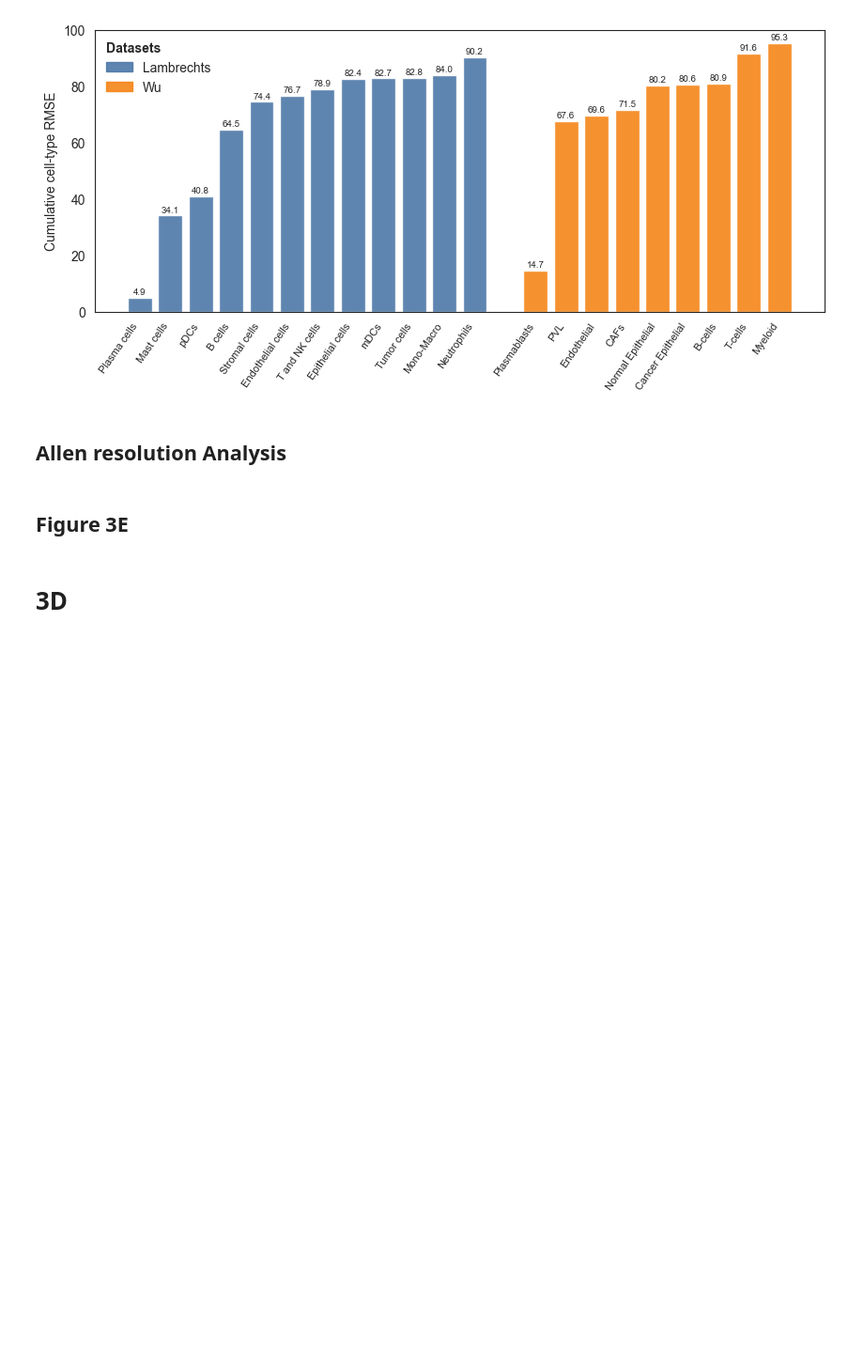
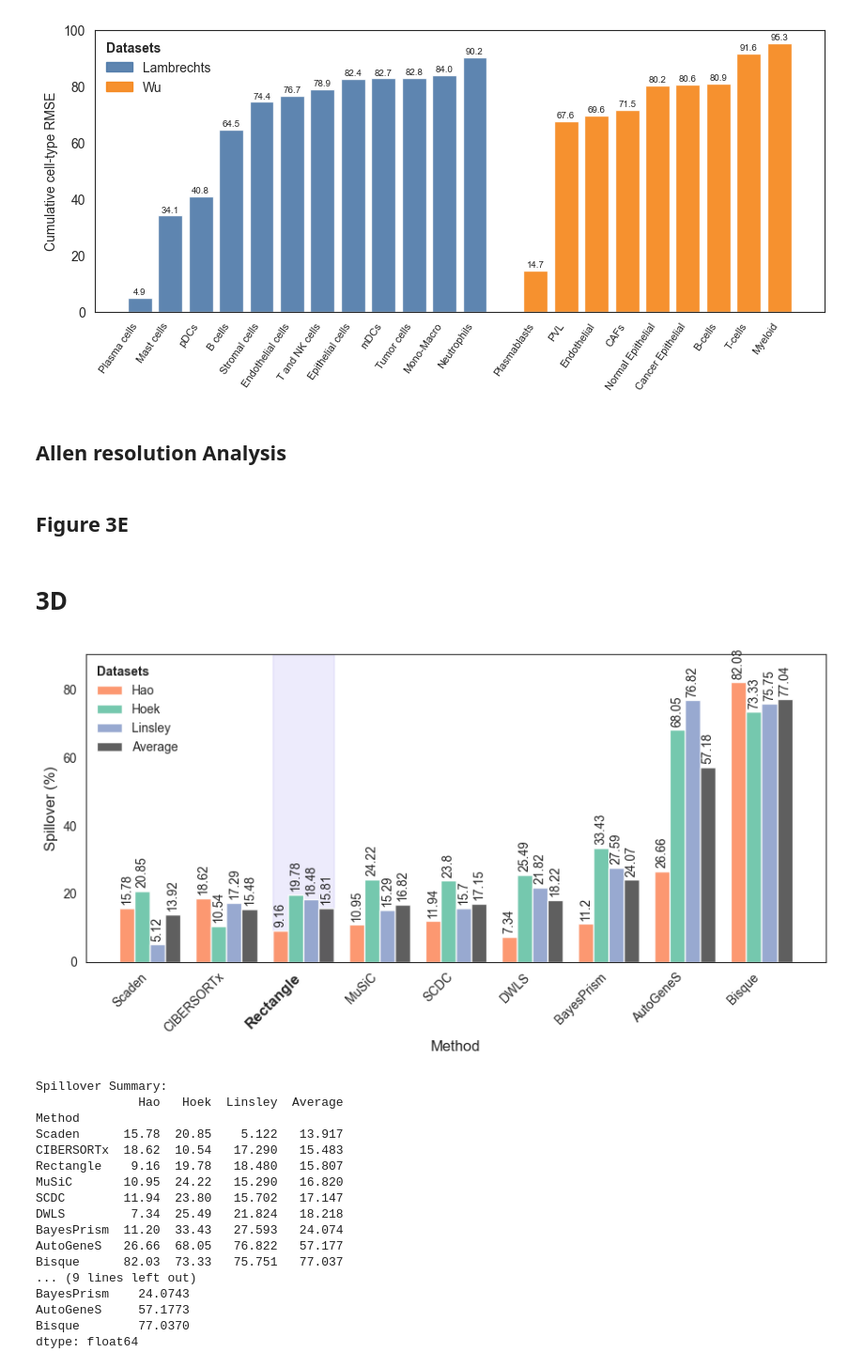
Before and after one commit to ComputationalBiomedicineGroup/rectangle_paper, a Jupyter notebook: notebooks/figure_3.ipynb, the cells around one changed output. Shown at 94% size. Saved outputs shown, nothing was run; the diff lists cells and outputs as text; code cells hidden in the pictures; blank space fills up the shorter version.

```diff
--- a/notebooks/figure_3.ipynb
+++ b/notebooks/figure_3.ipynb
@@ -2830,7 +2831,6 @@ import matplotlib.pyplot as plt
 sns.set_style("whitegrid")
 # Load the spatial data
 spatial_df = pd.read_csv('../data/fig3/spillover_total.csv', index_col=0)
-spatial_df = spatial_df.drop('Total', axis=1)
 # %%
 sns.set_style("white")
 # Add average spillover and sort methods by average (lower is better)
@@ -2839,7 +2839,7 @@ method_tiebreak = {'Rectangle': 0, 'CIBERSORTx': 1, 'Cibersortx': 1}
 spatial_df = (
     spatial_df
     .assign(
-        _average_sort=lambda d: d['Average'].round(3),
+        _average_sort=lambda d: d['Average'].round(4),
         _method_name=spatial_df.index,
         _method_tiebreak=lambda d: d['_method_name'].map(method_tiebreak).fillna(2)
     )
@@ -2869,7 +2869,7 @@ for i, dataset in enumerate(datasets):
         ax.text(
             bar.get_x() + bar.get_width() / 2,
             height + 1,
-            f'{int(height)}',
+            f'{round(height, 2)}',
             ha='center',
             va='bottom',
             fontsize=10,
@@ -2878,33 +2878,52 @@ for i, dataset in enumerate(datasets):
 
 # Highlight Rectangle with a vertical span and bold x-label
 if 'Rectangle' in methods:
     rect_idx = methods.index('Rectangle')
     ax.axvspan(rect_idx - 0.4, rect_idx + 0.4, alpha=0.12, color='#6C5CE7', zorder=0)
 
     # Make Rectangle label bold
     labels = ax.get_xticklabels()
     labels[rect_idx].set_weight('bold')
     labels[rect_idx].set_fontsize(12)
 
 ax.set_xlabel('Method', fontsize=12)
 ax.set_ylabel('Spillover (%)', fontsize=12)
 ax.set_xticks(x)
 ax.set_xticklabels(methods, rotation=45, ha='right')
 legend = ax.legend(title='Datasets', loc='upper left', frameon=False, alignment='left')
 legend.get_title().set_fontweight('bold')
 legend.get_title().set_ha('left')
 y_max = spatial_df[datasets].to_numpy().max()
 ax.set_ylim(0, y_max * 1.1)
 # Remove grid lines
 ax.grid(False)
 
 plt.tight_layout()
 plt.savefig('../figures/fig3d_spatial_spillover.pdf', dpi=300, bbox_inches='tight')
 plt.show()
 
 print("\nSpillover Summary:")
 print(spatial_df.round(3))
 print("\nMean spillover per method:")
-print(spatial_df[['Hao', 'Hoek', 'Linsley']].mean(axis=1).round(3).sort_values())
+print(spatial_df[['Hao', 'Hoek', 'Linsley']].mean(axis=1).round(4).sort_values())
+# %% [output]
+[figure, added]
+Spillover Summary:
+              Hao   Hoek  Linsley  Average
+Method
+Scaden      15.78  20.85    5.122   13.917
+CIBERSORTx  18.62  10.54   17.290   15.483
+Rectangle    9.16  19.78   18.480   15.807
+MuSiC       10.95  24.22   15.290   16.820
+SCDC        11.94  23.80   15.702   17.147
+DWLS         7.34  25.49   21.824   18.218
+BayesPrism  11.20  33.43   27.593   24.074
+AutoGeneS   26.66  68.05   76.822   57.177
+Bisque      82.03  73.33   75.751   77.037
+... (9 lines left out)
+BayesPrism    24.0743
+AutoGeneS     57.1773
+Bisque        77.0370
+dtype: float64
 # %%
 ## circle plot
```
Also changed, not shown: parts of 1 cell of this notebook, 1 other file.
